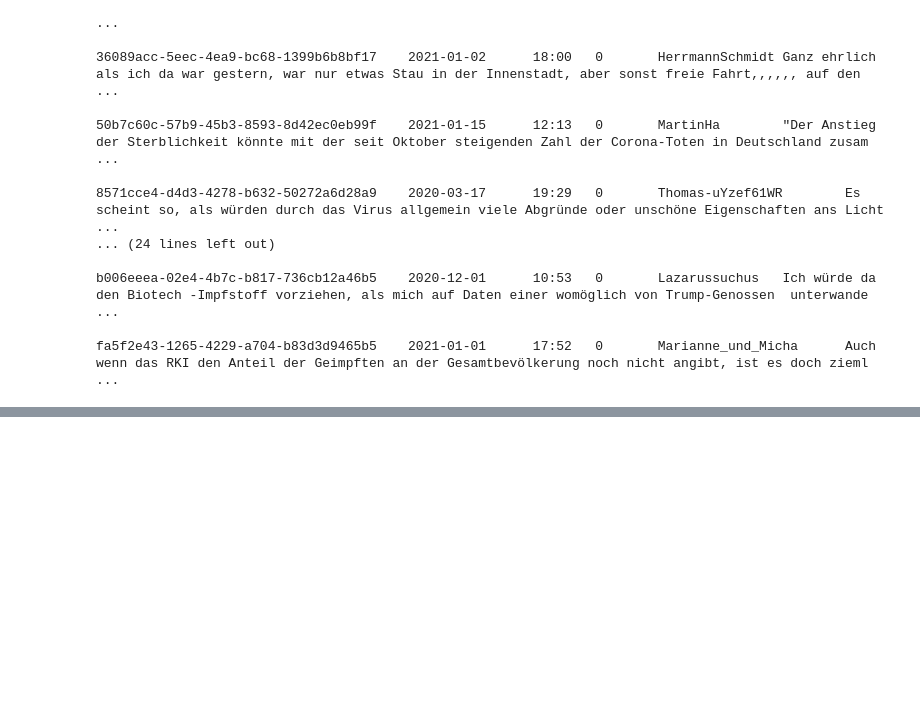
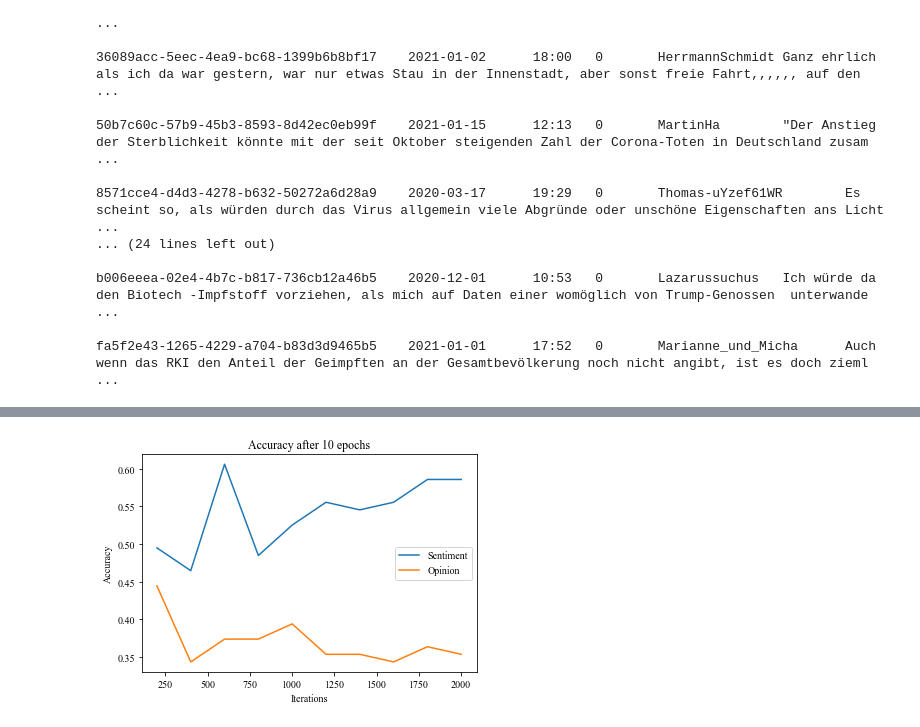
Before and after one commit to KirchnerS/Masterarbeit, a Jupyter notebook: graphs.ipynb, the cells around one changed output, grey strips where cells are left out. Drawn from its saved outputs; the diff is of its cells as text; code cells hidden in the pictures; blank space fills up the shorter version.

Commit message:
Dataset erweitert und functions zum plotten von accuracy und loss hinzugefügt

```diff
--- a/graphs.ipynb
+++ b/graphs.ipynb
@@ -520,15 +537,17 @@ with open ("shuffled_corona_relevante_kommentare.txt", encoding="utf-8", mode =
                 sentiment = input(f"Sentiment --- {kommentar}")
 
 
-            klasse = input(f"Artikel --- {artikel_id}")
+            klasse1 = input(f"Thema Person --- {kommentar}")
+
+            klasse2 = input(f"Thema Artikel")
 
             annotated_data.append(line.split("\t")[0] + "\t" + line.split("\t")[1] + "\t" + line.split("\t")[2] + "\t" + line.split("\t")[3] + "\t" + line.split("\t")[4] + "\t" + opinion + "\t"
-                                  + sentiment + "\t" + klasse + "\t" + kommentar + "\n")
+                                  + sentiment + "\t" + klasse1 + "\t" +  klasse2 + "\t" + kommentar + "\n")
 
         done = True
 
         klasse = ""
     with open ("annotated_data_training.txt", encoding ="utf-8", mode="a") as x:
-                        for line in annotated_data:
-                            x.write(line+"\n")
+        for line in annotated_data:
+            x.write(line+"\n")
 # %% [output]
@@ -537,10 +556,9 @@ with open ("shuffled_corona_relevante_kommentare.txt", encoding="utf-8", mode =
 # Sorts out annotations with XXX as label
 data = []
 
-
 with open ("annotated_data_training.txt", encoding = "utf-8", mode ="r+") as f:
     for line in f.readlines():
-        if len(line.split("\t")) == 9:
+        if len(line.split("\t")) >= 9:
             if line.split("\t")[7] == "XXX":
                 pass
             else:
@@ -551,0 +574,76 @@ with open("cleaned_annotated_data_training.txt", encoding = "utf-8", mode ="w+")
+# %%
+### Loss Plots
+
+import csv
+from matplotlib import pyplot as plt
+import matplotlib as mpl
+import numpy as np
+
+"""
+Auxliary scripts to generate plots by reading data from tensorboard
+"""
+
+def read_values_csv(filename):
+    accuracy =[]
+    epochs = []
+    with open (filename) as csv_file:
+        csv_reader = csv.reader(csv_file, delimiter=",")
+        header = True
+        for row in csv_reader:
+            print(row , "\n")
+            if not header:
+                accuracy.append(abs(float((row[2]))))
+                epochs.append(float(row[1]))
+            else:
+                header = False
+
+    return accuracy, epochs
+
+mpl.rcParams['font.family'] = 'sans-serif'
+mpl.rcParams['font.sans-serif'] = 'NSimSun,Times New Roman'
+
+
+
+sentiment_accuracy, iterations_accuracy_sent = read_values_csv("run-Sentiment_Bert_mit_spiegel_10E_sentiment_500_2e-5_batchsize2-tag-eval_accuracy.csv")
+sentiment_loss, iterations_loss_sent = read_values_csv("run-Sentiment_Bert_mit_spiegel_10E_sentiment_500_2e-5_batchsize2-tag-train_loss.csv")
+
+opinion_accuracy, iterations_accuracy_op = read_values_csv("run-Sentiment_Bert_mit_spiegel_10E_opinion_500_2e-5_batchsize2-tag-eval_accuracy.csv")
+opinion_loss, iterations_loss_op = read_values_csv("run-Sentiment_Bert_mit_spiegel_10E_opinion_500_2e-5_batchsize2-tag-eval_accuracy.csv")
+
+
+fig1 = plt.figure()
+
+
+iterations_accuracy_sent=np.array(iterations_accuracy_sent)*4
+iterations_loss_sent=np.array(iterations_loss_sent)*4
+iterations_accuracy_op=np.array(iterations_accuracy_op)*4
+iterations_loss_op=np.array(iterations_loss_op)*4
+
+
+plt.plot(iterations_accuracy_sent, sentiment_accuracy, label="Sentiment")
+plt.plot(iterations_accuracy_op, opinion_accuracy, label="Opinion")
+plt.xlabel("Iterations")
+plt.ylabel("Accuracy")
+plt.title("Accuracy after 10 epochs")
+plt.legend()
+
+
+plt.savefig('accuracy.png')
+
+plt.show()
+
+fig2 = plt.figure()
+
+plt.plot(iterations_loss_sent, sentiment_loss,  label="Sentiment")
+plt.plot(iterations_loss_op, opinion_loss, label="Opinion")
+plt.xlabel("Iterations")
+plt.ylabel("Loss")
+plt.title("Loss after 10 epochs")
+plt.legend()
+
+
+
+plt.savefig('loss.png')
+
+plt.show()
+# %% [output]
@@ -551,0 +667 @@ with open("cleaned_annotated_data_training.txt", encoding = "utf-8", mode ="w+")
+[figure, added]
```
Also changed, not shown: parts of 8 cells of this notebook, 1 other file.
